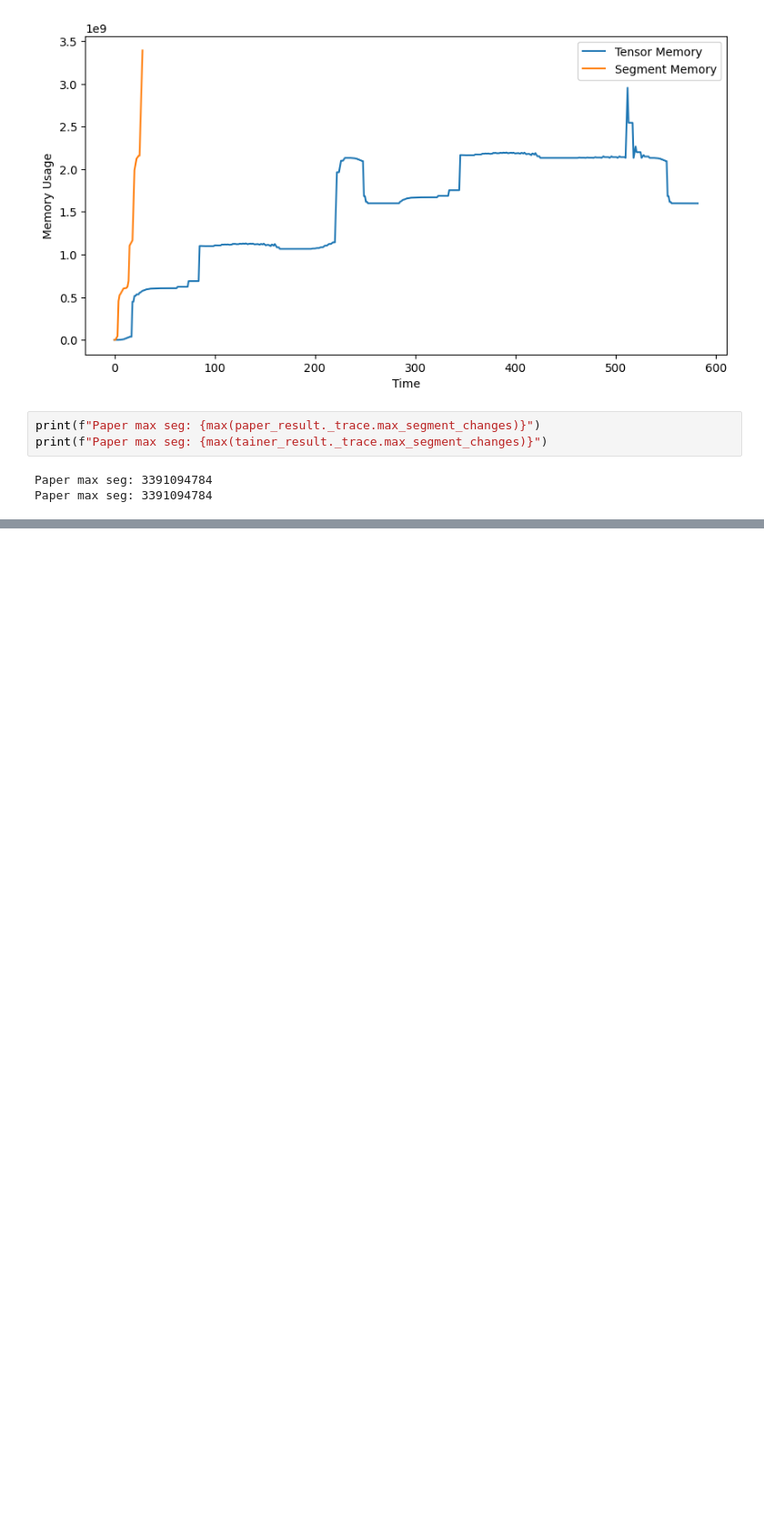
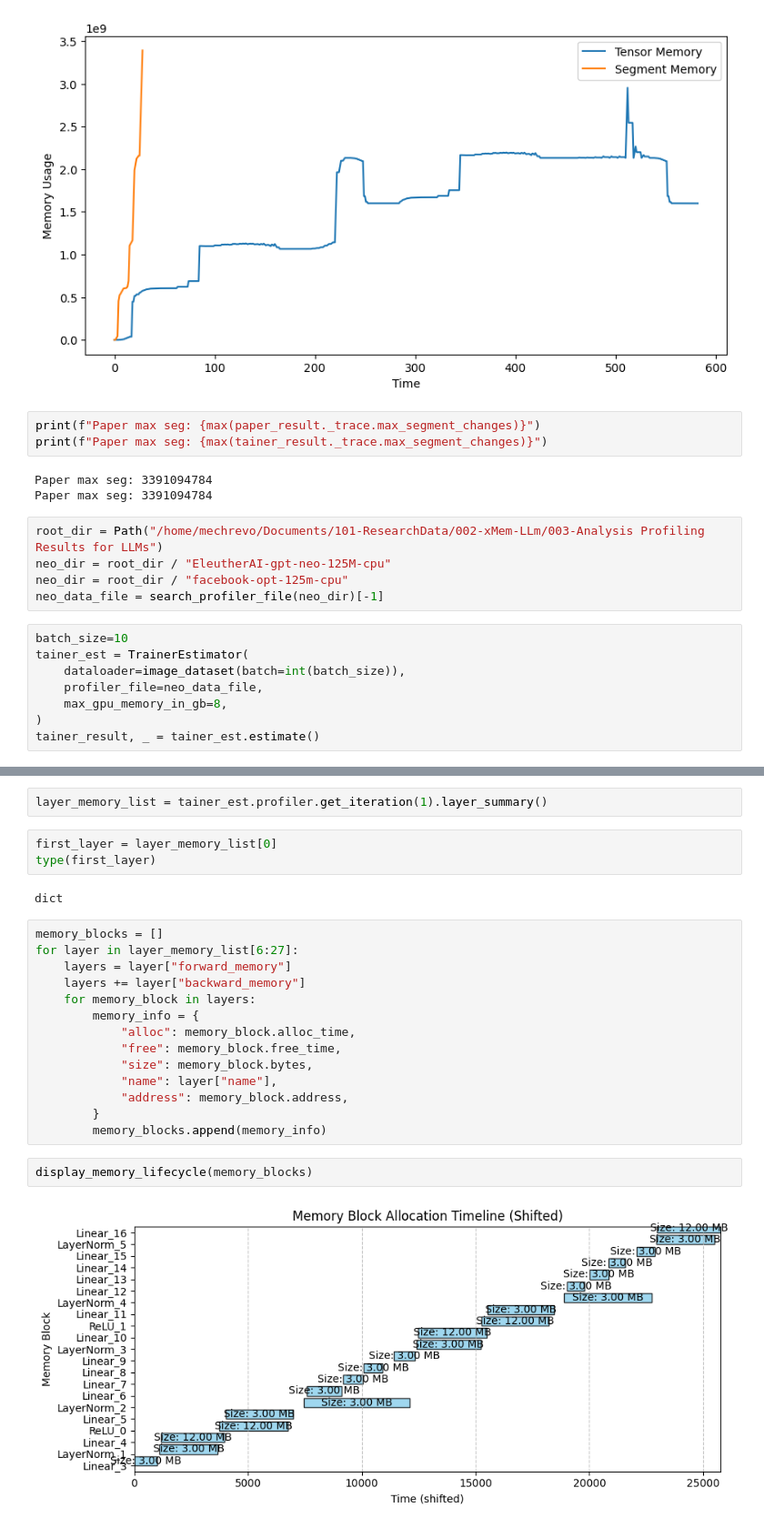
Before and after one commit to Stone-ResearchLife/xMem, a Jupyter notebook: experiments_llm/01-comparsion-pytorch-and-huggingface/02-analysisOfAdamProfilingData.ipynb, the cells around one changed output, grey strips where cells are left out. Shown: that part at 91% size. Saved outputs shown, nothing was run; the diff lists cells and outputs as text; blank space fills up the shorter version.

Commit message:
chore: modify note for adding an exta visualisation function

```diff
--- a/experiments_llm/01-comparsion-pytorch-and-huggingface/02-analysisOfAdamProfilingData.ipynb
+++ b/experiments_llm/01-comparsion-pytorch-and-huggingface/02-analysisOfAdamProfilingData.ipynb
@@ -40,3 +41,16 @@ print(f"Paper max seg: {max(tainer_result._trace.max_segment_changes)}")
 # %% [output]
 Paper max seg: 3391094784
 Paper max seg: 3391094784
+# %%
+root_dir = Path("/home/mechrevo/Documents/101-ResearchData/002-xMem-LLm/003-Analysis Profiling Results for LLMs")
+neo_dir = root_dir / "EleutherAI-gpt-neo-125M-cpu"
+neo_dir = root_dir / "facebook-opt-125m-cpu"
+neo_data_file = search_profiler_file(neo_dir)[-1]
+# %%
+batch_size=10
+tainer_est = TrainerEstimator(
+    dataloader=image_dataset(batch=int(batch_size)),
+    profiler_file=neo_data_file,
+    max_gpu_memory_in_gb=8,
+)
+tainer_result, _ = tainer_est.estimate()
@@ -42,0 +75,25 @@ Paper max seg: 3391094784
+# %%
+layer_memory_list = tainer_est.profiler.get_iteration(1).layer_summary()
+# %%
+first_layer = layer_memory_list[0]
+type(first_layer)
+# %% [output]
+dict
+# %%
+memory_blocks = []
+for layer in layer_memory_list[6:27]:
+    layers = layer["forward_memory"]
+    layers += layer["backward_memory"]
+    for memory_block in layers:
+        memory_info = {
+            "alloc": memory_block.alloc_time,
+            "free": memory_block.free_time,
+            "size": memory_block.bytes,
+            "name": layer["name"],
+            "address": memory_block.address,
+        }
+        memory_blocks.append(memory_info)
+# %%
+display_memory_lifecycle(memory_blocks)
+# %% [output]
+[figure, added]
```
Also changed, not shown: parts of 2 cells of this notebook, 2 other files.
